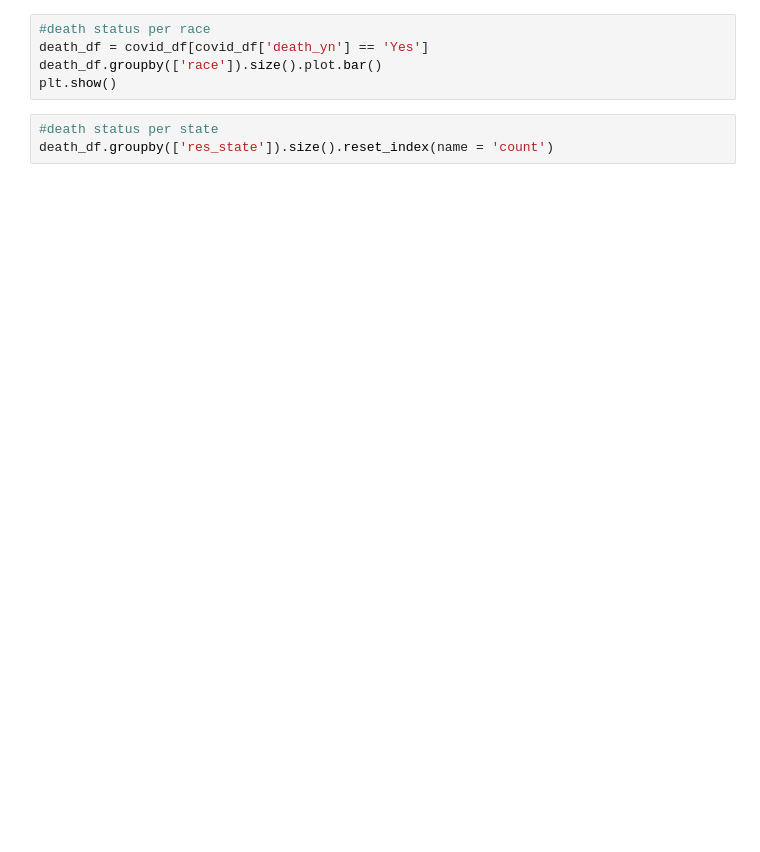
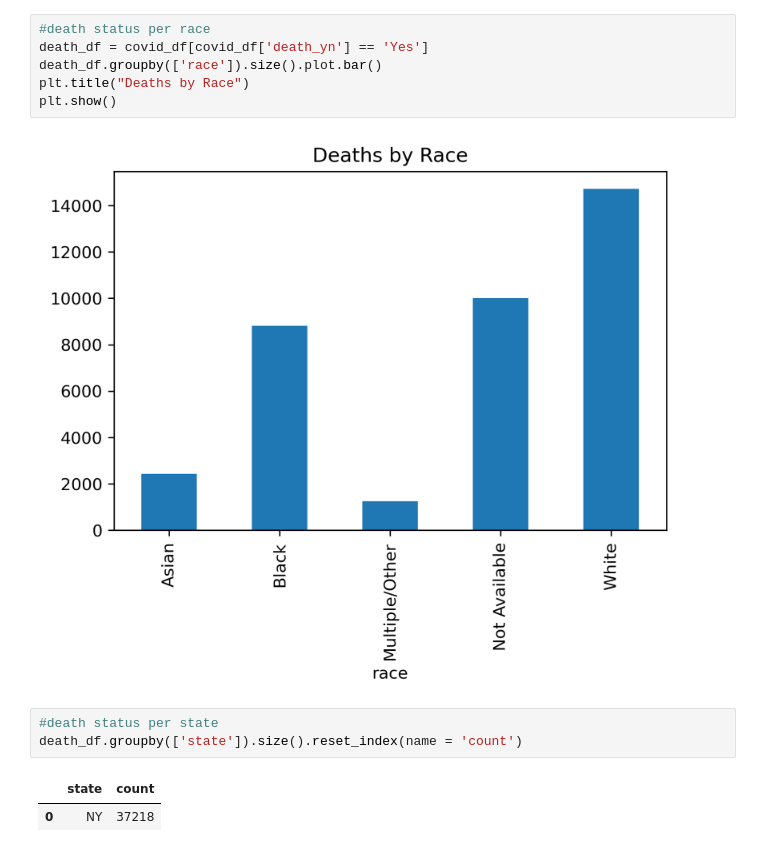
Before and after one commit to shinaolaatoro/ds4a-team55, a Jupyter notebook: covid-eda.ipynb, the cells around one changed output. Drawn from its saved outputs; the diff is of its cells as text; blank space fills up the shorter version.

```diff
--- a/covid-eda.ipynb
+++ b/covid-eda.ipynb
@@ -48,8 +154,14 @@ plt.show()
 # %%
 #death status per race
 death_df = covid_df[covid_df['death_yn'] == 'Yes']
 death_df.groupby(['race']).size().plot.bar()
+plt.title("Deaths by Race")
 plt.show()
+# %% [output]
+[figure, added]
 # %%
 #death status per state
-death_df.groupby(['res_state']).size().reset_index(name = 'count')
+death_df.groupby(['state']).size().reset_index(name = 'count')
+# %% [output]
+|  | state | count |
+| 0 | NY | 37218 |
```
Also changed, not shown: parts of 23 cells of this notebook, 2 other files.
